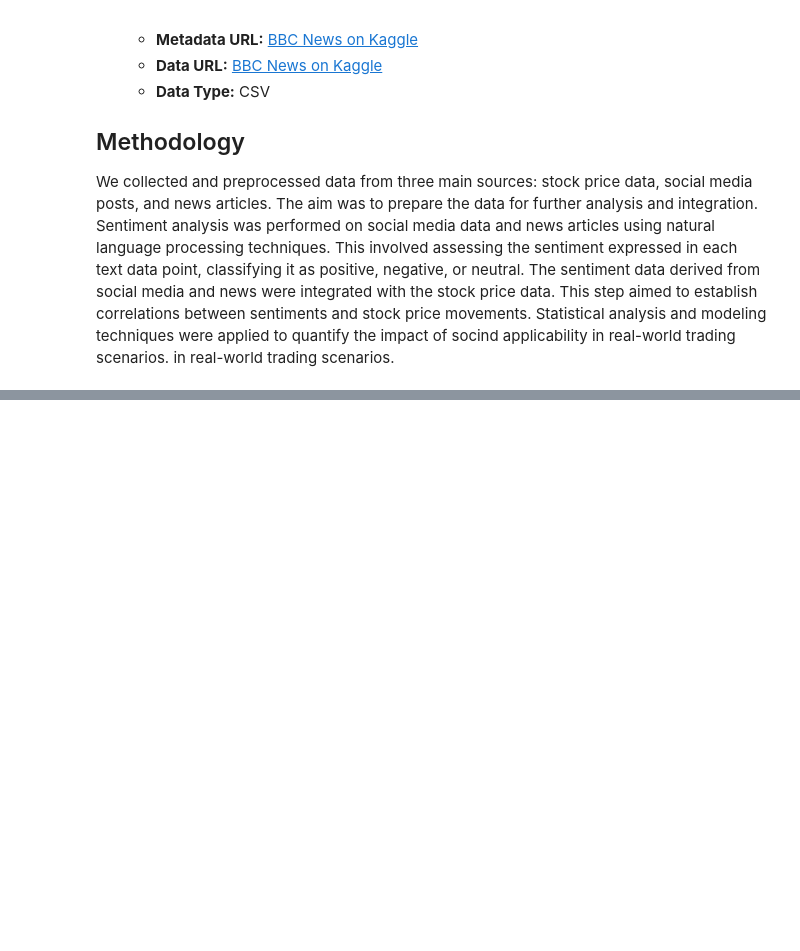
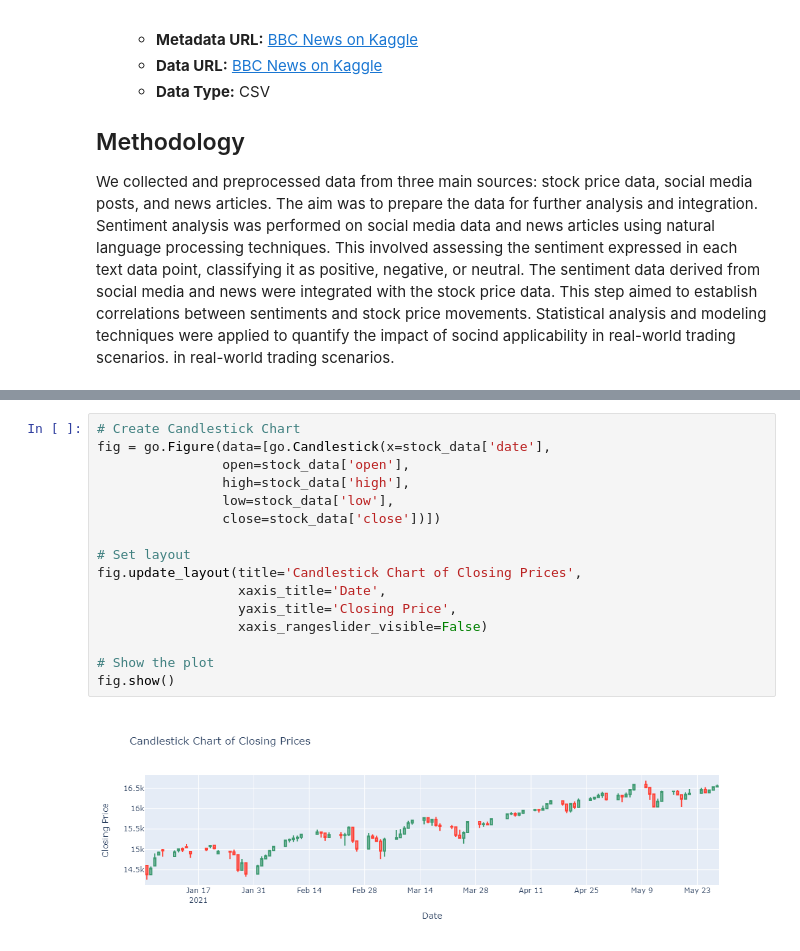
Before and after one commit to mohdahmedasif/made-template, a Jupyter notebook: project/project.ipynb, the cells around one changed output, grey strips where cells are left out. Cells and saved outputs as stored; diff of their text form; blank space fills up the shorter version.

```diff
--- a/project/project.ipynb
+++ b/project/project.ipynb
@@ -45,0 +226,18 @@ UsageError: Line magic function `%` not found.
+# %%
+# Create Candlestick Chart
+fig = go.Figure(data=[go.Candlestick(x=stock_data['date'],
+                open=stock_data['open'],
+                high=stock_data['high'],
+                low=stock_data['low'],
+                close=stock_data['close'])])
+
+# Set layout
+fig.update_layout(title='Candlestick Chart of Closing Prices',
+                  xaxis_title='Date',
+                  yaxis_title='Closing Price',
+                  xaxis_rangeslider_visible=False)
+
+# Show the plot
+fig.show()
+# %% [output]
+[figure, added]
```
Also changed, not shown: parts of 18 cells of this notebook.
